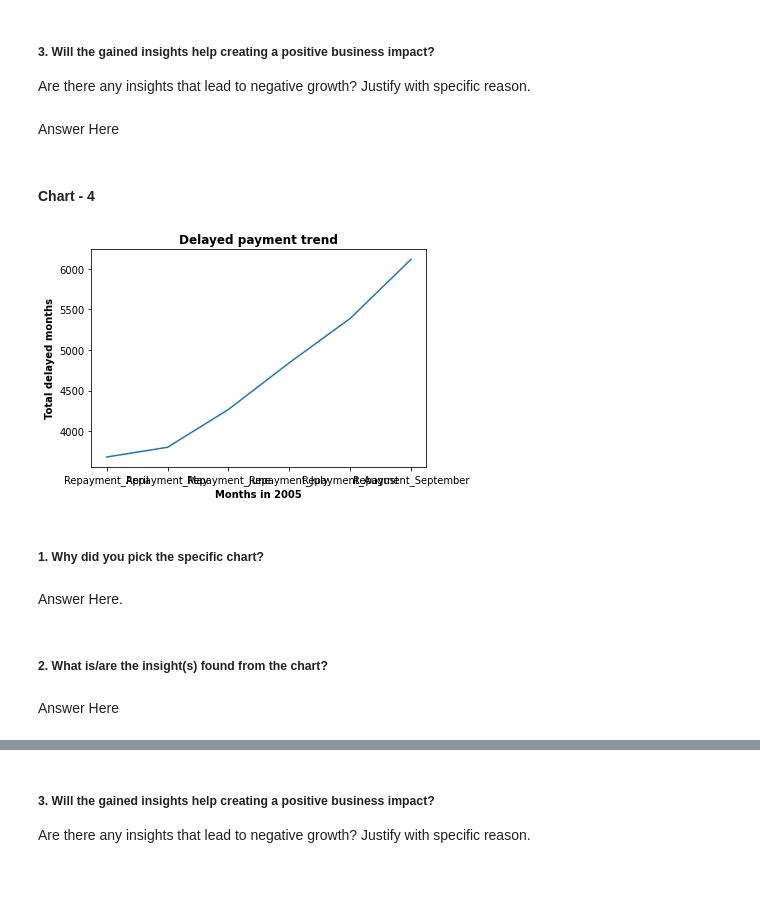
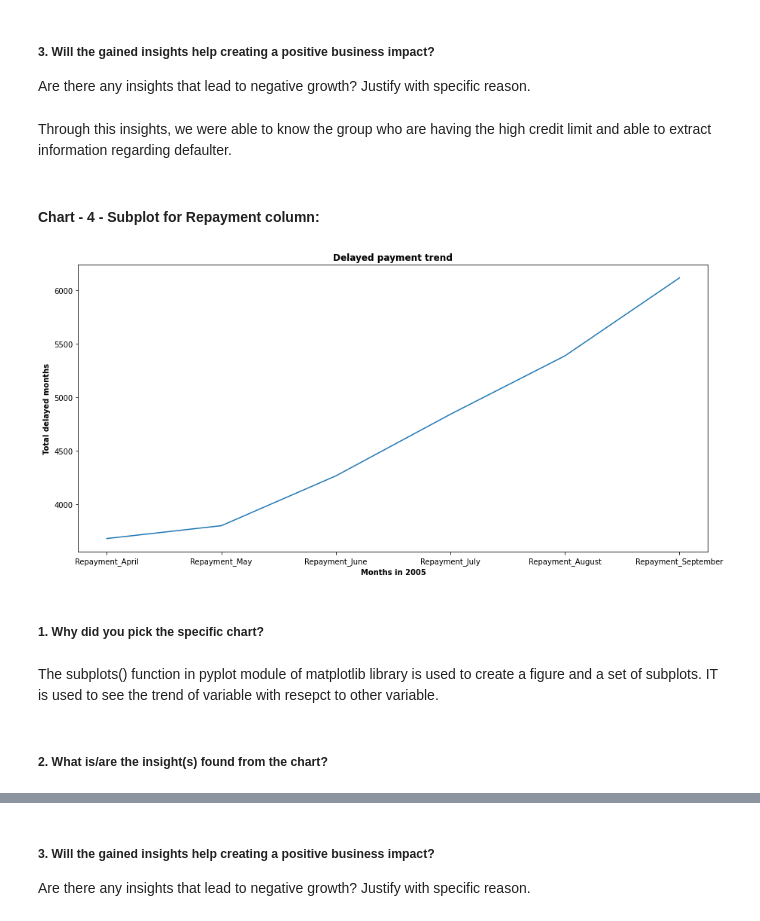
Before and after one commit to dileep-rawat/Capstone_Project_3-Credit_Card_default_Prediction, a Jupyter notebook: Credit_Card_Default_Prediction_Capstone_Project.ipynb, the cells around one changed output, grey strips where cells are left out. Drawn from its saved outputs; the diff is of its cells as text; code cells hidden in the pictures; blank space fills up the shorter version.

```diff
--- a/Credit_Card_Default_Prediction_Capstone_Project.ipynb
+++ b/Credit_Card_Default_Prediction_Capstone_Project.ipynb
@@ -529,33 +559,32 @@ From the boxplot, we can see that customers with grad school education have the
 # %% [markdown]
 ##### 3. Will the gained insights help creating a positive business impact?
 Are there any insights that lead to negative growth? Justify with specific reason.
-# %% [markdown]
-Answer Here
+# %% [markdown]
+Through this insights, we were able to know the group who are having the high credit limit and able to extract information regarding defaulter.
 # %% [markdown]
-#### Chart - 4
+#### Chart - 4 - Subplot for Repayment column:
 # %%
 # Chart - 4 visualization code
 
 has_default = credit_df[credit_df['Defaulter']== 1]
 default_trend = has_default[['Repayment_April','Repayment_May','Repayment_June','Repayment_July','Repayment_August','Repayment_September']].sum(axis=0)
 
 # Draw a line chart to show the trend. The lower the number, the shorter delayed payment
-fig,ax = plt.subplots()
+fig,ax = plt.subplots( figsize=(15, 7))
 ax.plot(default_trend)
-# plt.xticks(['Repayment_April','Repayment_May','Repayment_June','Repayment_July','Repayment_August','Repayment_September'])
+
+# givnig x & y label
 
 plt.xlabel('Months in 2005',fontweight='bold')
 plt.ylabel('Total delayed months',fontweight='bold')
 plt.title('Delayed payment trend',fontweight='bold')
 
 plt.show()
 # %% [output]
-[figure, old version]
+[figure, new version]
 # %% [markdown]
 ##### 1. Why did you pick the specific chart?
-# %% [markdown]
-Answer Here.
+# %% [markdown]
+The subplots() function in pyplot module of matplotlib library is used to create a figure and a set of subplots. IT is used to see the trend of variable with resepct to other variable.
 # %% [markdown]
 ##### 2. What is/are the insight(s) found from the chart?
-# %% [markdown]
-Answer Here
```
Also changed, not shown: parts of 190 cells of this notebook.
